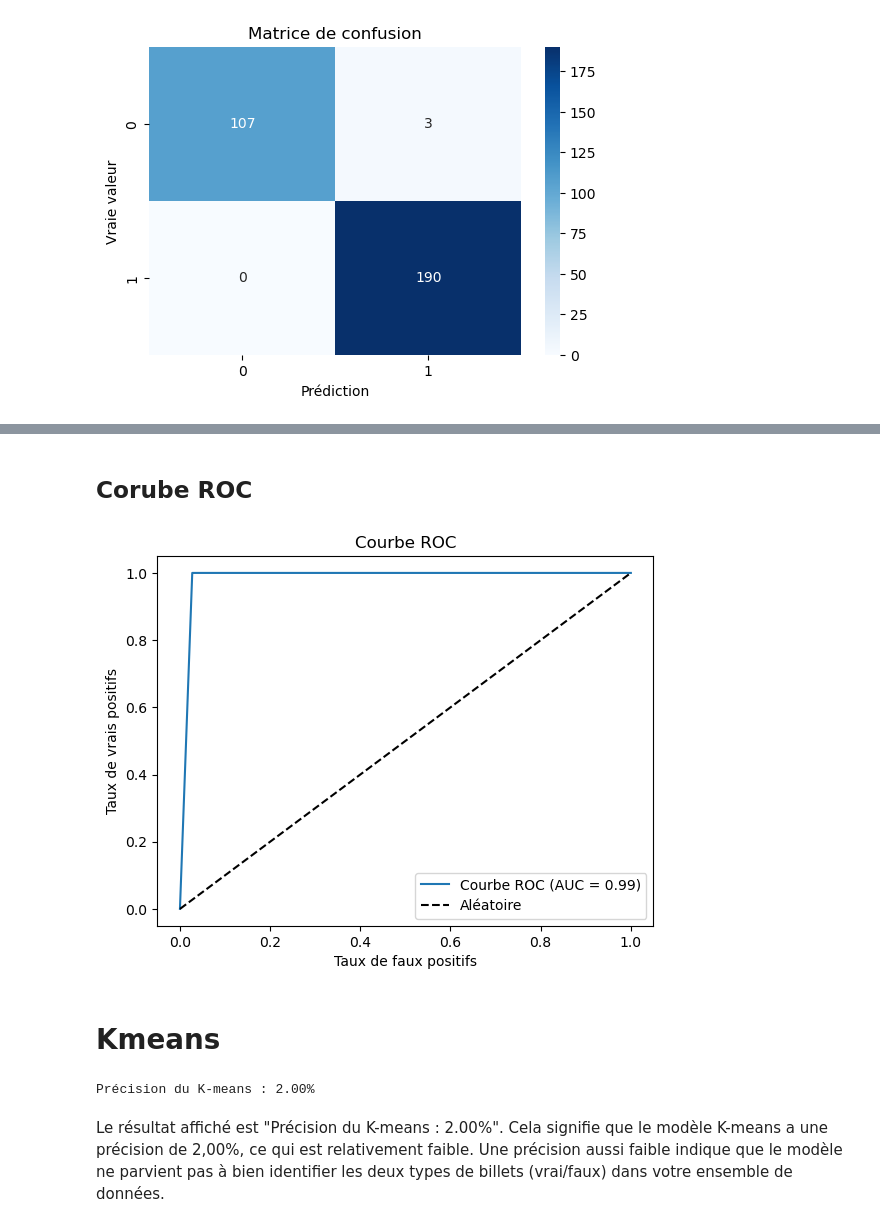
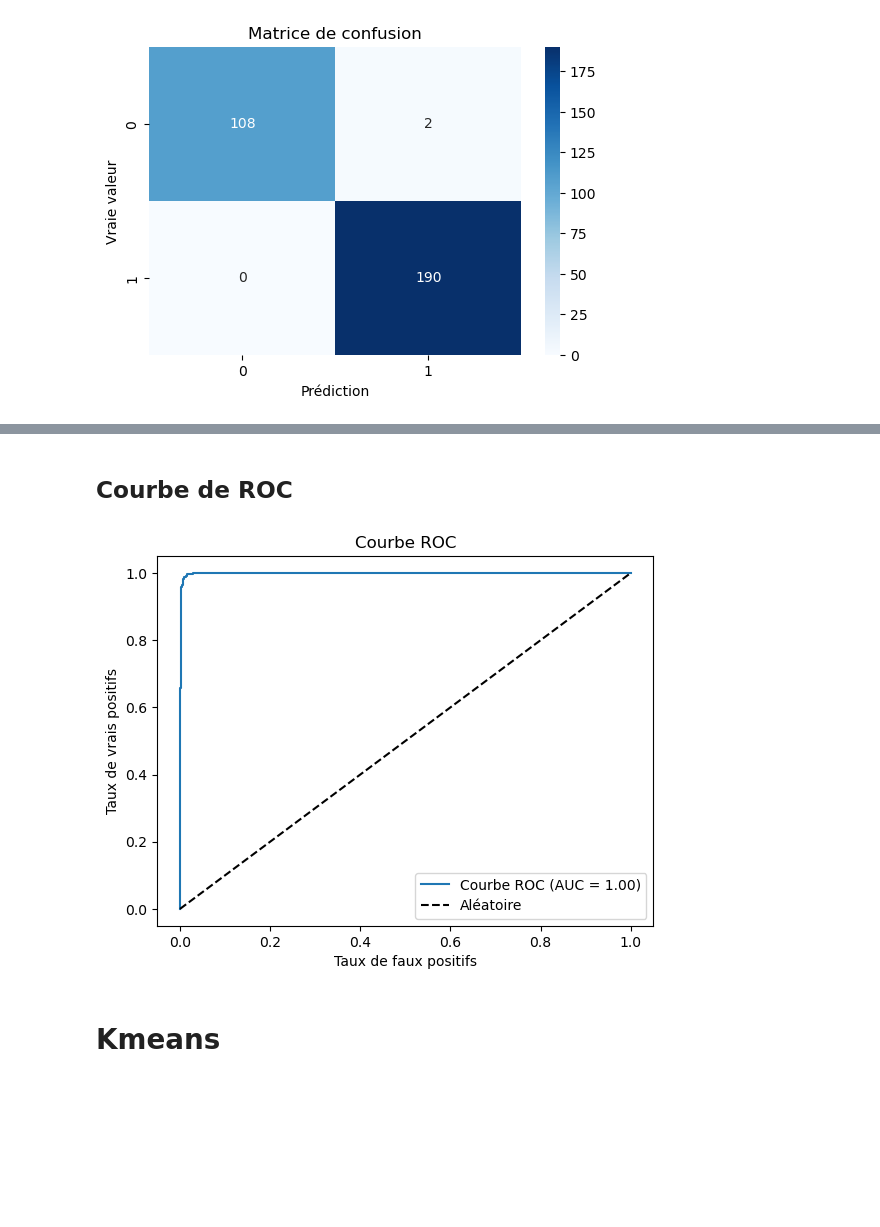
Before and after one commit to AntoineJBQ/P10, a Jupyter notebook: NOTEBOOK/projet10.ipynb, the cells around one changed output, grey strips where cells are left out. Cells and saved outputs as stored; diff of their text form; code cells hidden in the pictures; blank space fills up the shorter version.

```diff
--- a/NOTEBOOK/projet10.ipynb
+++ b/NOTEBOOK/projet10.ipynb
@@ -32,0 +93,9 @@ data['margin_low'].fillna(mean_margin_low, inplace=True)
+# %%
+# Créer l'objet StandardScaler
+scaler = StandardScaler()
+
+# Sélectionner les colonnes numériques
+column_names = ['diagonal', 'height_left', 'height_right', 'margin_low', 'margin_up', 'length']
+
+# Appliquer le StandardScaler sur les colonnes numériques
+data[column_names] = scaler.fit_transform(data[column_names])
@@ -43 +233,18 @@ length          0
 dtype: int64
+# %%
+# Séparer les données en deux ensembles
+train_data = data.dropna()  # données sans valeurs manquantes
+predict_data = data[data['margin_low'].isna()]  # données avec valeurs manquantes dans 'margin_low'
+
+#Selection de length car la correlation est la plus forte
+# Préparer les données pour l'entraînement
+X_train = train_data[['length']]
+y_train = train_data['margin_low']
+
+# Entraîner le modèle
+model = LinearRegression()
+model.fit(X_train, y_train)
+
+# Prédire les valeurs manquantes
+X_predict = predict_data[['length']]
+predicted_values = model.predict(X_predict)
@@ -43,0 +272,3 @@ dtype: int64
+# %%
+# Remplacer les valeurs manquantes dans le DataFrame original
+data.loc[data['margin_low'].isna(), 'margin_low'] = predicted_values
@@ -57,5 +356,0 @@ data.shape
-# %%
-# Enlever les espaces dans les données
-for column in data.columns:
-    if data[column].dtype == 'object':
-        data[column] = data[column].str.strip()
@@ -213,42 +429,28 @@ La matrice de confusion montre les résultats de classification du modèle pour
 # %% [markdown]
-## Corube ROC
+## Courbe de ROC
 # %%
+# Définir y_true comme la colonne 'is_genuine' de votre ensemble de données
+y_true = data['is_genuine']
+
+# Obtenir les probabilités prédites par le modèle
+y_pred_prob = model.predict_proba(data.drop('is_genuine', axis=1))[:, 1]
+
 # Calculer la courbe ROC
-fpr, tpr, thresholds = roc_curve(y_test, y_pred)
-auc = roc_auc_score(y_test, y_pred)
+fpr, tpr, thresholds = roc_curve(y_true, y_pred_prob)
+auc = roc_auc_score(y_true, y_pred_prob)
 
 # Tracer la courbe ROC
 plt.plot(fpr, tpr, label='Courbe ROC (AUC = {:.2f})'.format(auc))
 plt.plot([0, 1], [0, 1], 'k--', label='Aléatoire')
 plt.xlabel('Taux de faux positifs')
 plt.ylabel('Taux de vrais positifs')
 plt.title('Courbe ROC')
 plt.legend(loc='lower right')
 plt.show()
 # %% [output]
-[figure, old version]
+[figure, new version]
 # %% [markdown]
 # Kmeans
 # %%
 # Séparer les caractéristiques (X) de la variable cible (y)
 X_train, X_test, y_train, y_test = train_test_split(X, y, test_size=0.2, random_state=42)
-# %%
-# Créer et entraîner le modèle K-means avec 2 clusters pour identifier les deux types de billets (vrai/faux)
-kmeans_model = KMeans(n_clusters=2, random_state=42)
-kmeans_model.fit(X_train)
-
-# Obtenir les centroïdes des clusters
-centroids = kmeans_model.cluster_centers_
-
-# Faire des prédictions sur l'ensemble de test en utilisant le modèle K-means
-kmeans_predictions = kmeans_model.predict(X_test)
-
-# Calculer la précision du modèle K-means
-kmeans_accuracy = accuracy_score(y_test, kmeans_predictions)
-
-# Afficher la précision du modèle K-means
-print("Précision du K-means : {:.2f}%".format(kmeans_accuracy * 100))
-# %% [output]
-Précision du K-means : 2.00%
-# %% [markdown]
-Le résultat affiché est "Précision du K-means : 2.00%". Cela signifie que le modèle K-means a une précision de 2,00%, ce qui est relativement faible. Une précision aussi faible indique que le modèle ne parvient pas à bien identifier les deux types de billets (vrai/faux) dans votre ensemble de données.
```
Also changed, not shown: parts of 86 cells of this notebook, 9 other files.
